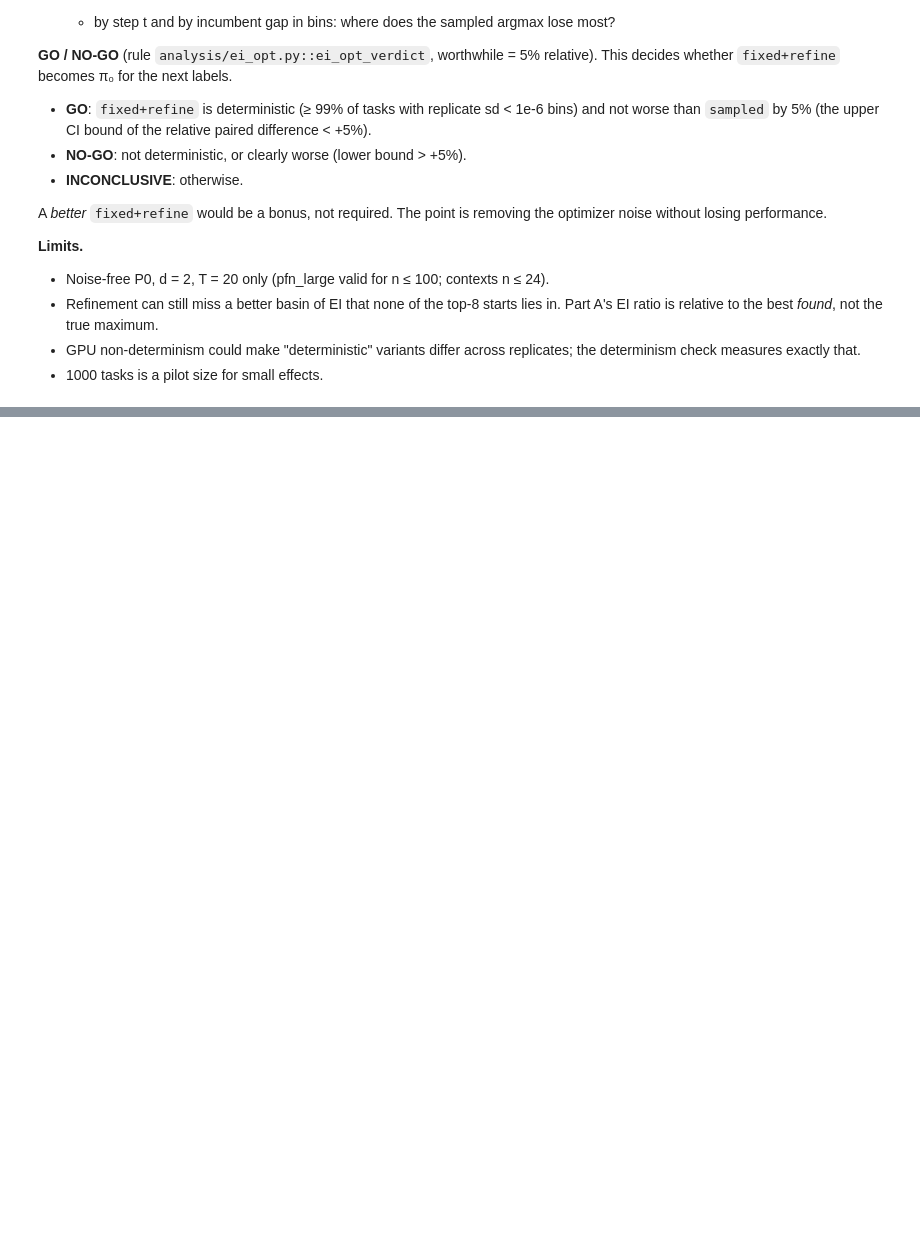
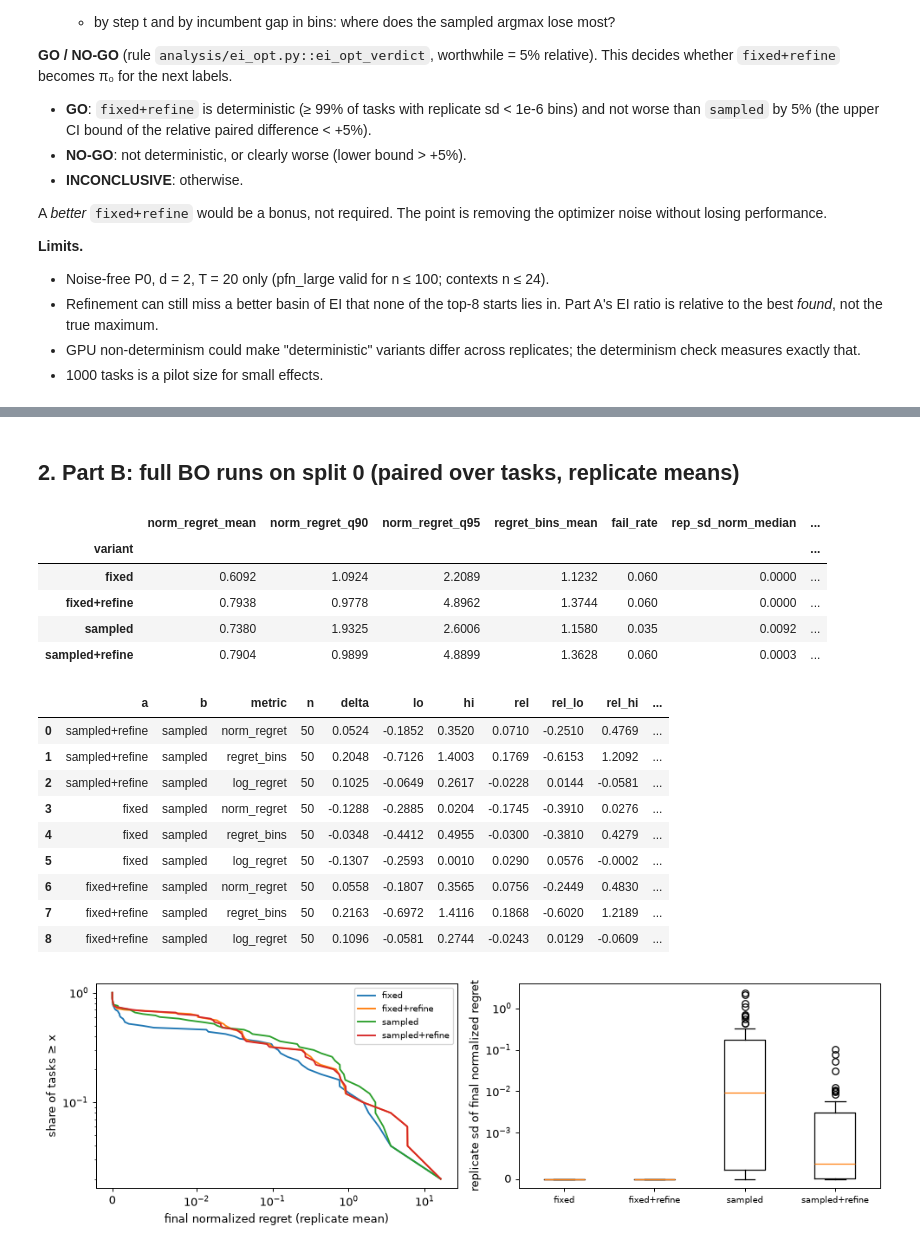
Before and after one commit to timruhkopf/anytime-acquisition, a Jupyter notebook: notebooks/11_2026-11-12_ei_opt.ipynb, the cells around one changed output, grey strips where cells are left out. Cells and saved outputs as stored; diff of their text form; code cells hidden in the pictures; blank space fills up the shorter version.

```diff
--- a/notebooks/11_2026-11-12_ei_opt.ipynb
+++ b/notebooks/11_2026-11-12_ei_opt.ipynb
@@ -72,0 +131,8 @@ The GO / NO-GO criterion from the description, evaluated, in one line. Record it
+# %%
+runs = snap.runs
+print("member status:", runs.status.value_counts().to_dict())
+S = runs.iloc[0]
+print("minutes:", {k: round(float(S[k]) / 60, 1) for k in runs.columns if k.startswith("time/")})
+st, fin, spread, summary, paired = (snap.table(k) for k in ("states", "final", "spread", "summary", "paired"))
+print("states:", st.state.nunique(), "| rollout tasks:", fin.task.nunique(), "| replicates:", fin.rep.nunique(),
+      "| variants:", sorted(fin.variant.unique()))
@@ -72,0 +147,13 @@ The GO / NO-GO criterion from the description, evaluated, in one line. Record it
+# %%
+cols = ["variant", "ei_ratio_median", "ei_ratio_q10", "share_ei_ratio_below_0.99", "pick_dist_mean",
+        "share_states_pick_dist_above_1e-3", "f_sd_bins_median", "f_sd_bins_mean"]
+display(summary[cols].set_index("variant").round(4))
+disp = pick_dispersion(st)
+disp["stratum"] = gap_stratum(disp.gap_bins.to_numpy())
+disp["t_bin"] = pd.cut(disp.t, [-1, 4, 9, 14, 20])
+print("pick distance (mean) by incumbent gap stratum:")
+display(disp.pivot_table(index="stratum", columns="variant", values="pick_dist", aggfunc="mean").round(4))
+print("f sd over replicates (bins, mean) by gap stratum:")
+display(disp.pivot_table(index="stratum", columns="variant", values="f_sd_bins", aggfunc="mean").round(3))
+print("EI ratio (mean) by step:")
+display(disp.pivot_table(index="t_bin", columns="variant", values="ei_ratio", aggfunc="mean", observed=True).round(4))
@@ -72,0 +188,36 @@ The GO / NO-GO criterion from the description, evaluated, in one line. Record it
+# %% [markdown]
+## 2. Part B: full BO runs on split 0 (paired over tasks, replicate means)
+# %%
+cols = ["variant", "norm_regret_mean", "norm_regret_q90", "norm_regret_q95", "regret_bins_mean", "fail_rate",
+        "rep_sd_norm_median", "rep_sd_norm_mean", "share_tasks_deterministic"]
+display(summary[cols].set_index("variant").round(4))
+show = ["a", "b", "metric", "n", "delta", "lo", "hi", "rel", "rel_lo", "rel_hi", "frac_a_better", "frac_tied"]
+display(paired[show].round(4))
+fig, ax = plt.subplots(1, 2, figsize=(11, 3.4), dpi=90)
+m = fin.groupby(["task", "variant"]).norm_regret.mean().unstack()
+for v in m.columns:
+    x = np.sort(m[v].to_numpy()); ax[0].plot(x, 1 - np.arange(len(x)) / len(x), label=v)
+ax[0].set_xscale("symlog", linthresh=0.01); ax[0].set_yscale("log"); ax[0].set_xlabel("final normalized regret (replicate mean)")
+ax[0].set_ylabel("share of tasks ≥ x"); ax[0].legend(fontsize=8)
+sp = spread.pivot_table(index="task", columns="variant", values="sd_norm")
+ax[1].boxplot([sp[v].to_numpy() for v in sp.columns], tick_labels=list(sp.columns)); ax[1].set_yscale("symlog", linthresh=1e-3)
+ax[1].set_ylabel("replicate sd of final normalized regret"); ax[1].tick_params(axis="x", labelsize=8)
+plt.tight_layout(); plt.show()
+# %% [output]
+|  | norm_regret_mean | norm_regret_q90 | norm_regret_q95 | regret_bins_mean | fail_rate | rep_sd_norm_median | ... |
+| variant |  |  |  |  |  |  | ... |
+| fixed | 0.6092 | 1.0924 | 2.2089 | 1.1232 | 0.060 | 0.0000 | ... |
+| fixed+refine | 0.7938 | 0.9778 | 4.8962 | 1.3744 | 0.060 | 0.0000 | ... |
+| sampled | 0.7380 | 1.9325 | 2.6006 | 1.1580 | 0.035 | 0.0092 | ... |
+| sampled+refine | 0.7904 | 0.9899 | 4.8899 | 1.3628 | 0.060 | 0.0003 | ... |
+|  | a | b | metric | n | delta | lo | hi | rel | rel_lo | rel_hi | ... |
+| 0 | sampled+refine | sampled | norm_regret | 50 | 0.0524 | -0.1852 | 0.3520 | 0.0710 | -0.2510 | 0.4769 | ... |
+| 1 | sampled+refine | sampled | regret_bins | 50 | 0.2048 | -0.7126 | 1.4003 | 0.1769 | -0.6153 | 1.2092 | ... |
+| 2 | sampled+refine | sampled | log_regret | 50 | 0.1025 | -0.0649 | 0.2617 | -0.0228 | 0.0144 | -0.0581 | ... |
+| 3 | fixed | sampled | norm_regret | 50 | -0.1288 | -0.2885 | 0.0204 | -0.1745 | -0.3910 | 0.0276 | ... |
+| 4 | fixed | sampled | regret_bins | 50 | -0.0348 | -0.4412 | 0.4955 | -0.0300 | -0.3810 | 0.4279 | ... |
+| 5 | fixed | sampled | log_regret | 50 | -0.1307 | -0.2593 | 0.0010 | 0.0290 | 0.0576 | -0.0002 | ... |
+| 6 | fixed+refine | sampled | norm_regret | 50 | 0.0558 | -0.1807 | 0.3565 | 0.0756 | -0.2449 | 0.4830 | ... |
+| 7 | fixed+refine | sampled | regret_bins | 50 | 0.2163 | -0.6972 | 1.4116 | 0.1868 | -0.6020 | 1.2189 | ... |
+| 8 | fixed+refine | sampled | log_regret | 50 | 0.1096 | -0.0581 | 0.2744 | -0.0243 | 0.0129 | -0.0609 | ... |
+[figure, added]
```
Also changed, not shown: parts of 9 cells of this notebook, 13 other files.
